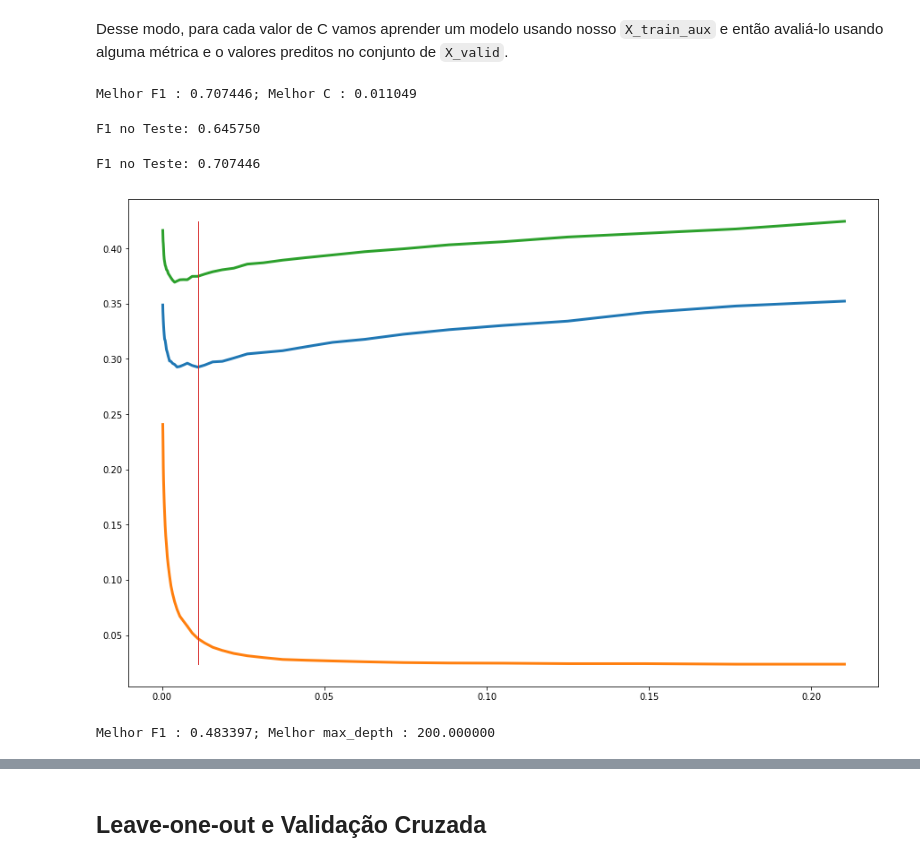
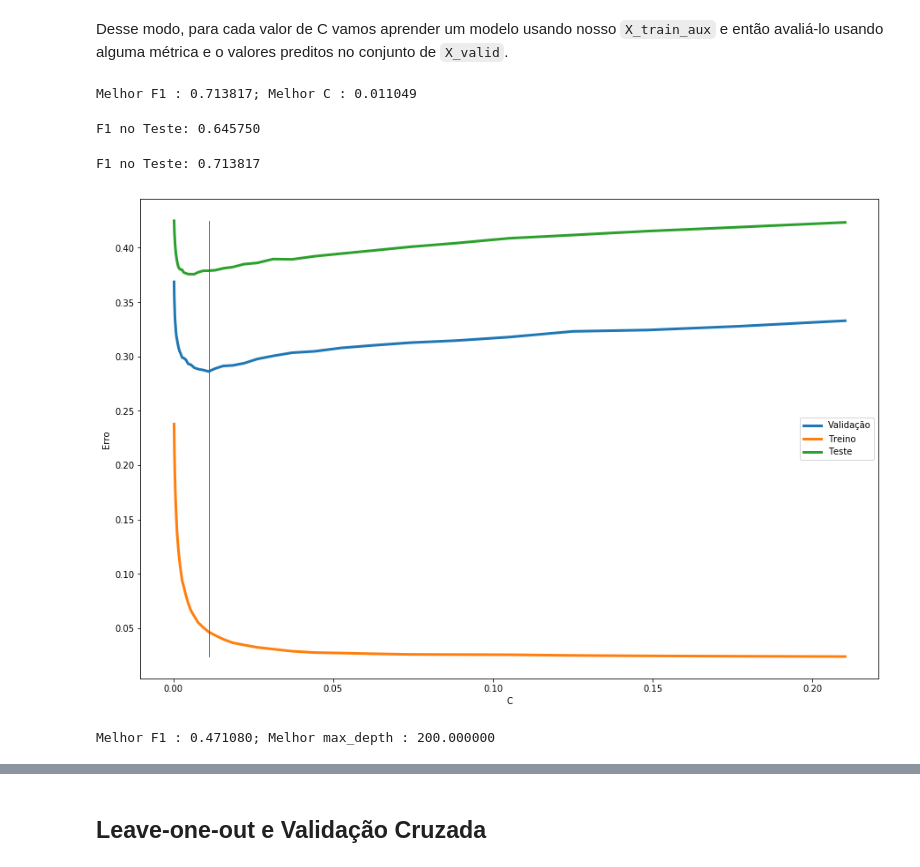
Before and after one commit to hekima/aulas, a Jupyter notebook: machine_learning/aula_03/selecao_validacao.ipynb, the cells around one changed output, grey strips where cells are left out. Drawn from its saved outputs; the diff is of its cells as text; code cells hidden in the pictures.

```diff
--- a/machine_learning/aula_03/selecao_validacao.ipynb
+++ b/machine_learning/aula_03/selecao_validacao.ipynb
@@ -26,8 +29,8 @@ Vamos então carregá-lo e fazer a transformação para espaço vetorial como **
 from sklearn.datasets import fetch_20newsgroups
 from sklearn.feature_extraction.text import CountVectorizer
 
-train_20ng = fetch_20newsgroups(subset='train', shuffle=False, remove=('headers', 'quotes', 'footers'))
-test_20ng = fetch_20newsgroups(subset='test', shuffle=False, remove=('headers', 'quotes', 'footers'))
+train_20ng = fetch_20newsgroups(subset='train', shuffle=True, remove=('headers', 'quotes', 'footers'))
+test_20ng = fetch_20newsgroups(subset='test', shuffle=True, remove=('headers', 'quotes', 'footers'))
 
 # transforma dados textuais em uma representação vetorial usando
 # bag-of-words
@@ -123,7 +126,7 @@ def holdout(clf, param_valores):
 
 resultados, best_score, best_param = holdout(svm, {'C': Cs})
 # %% [output]
-Melhor F1 : 0.707446; Melhor C : 0.011049
+Melhor F1 : 0.713817; Melhor C : 0.011049
 # %%
 svm.set_params(**{'C': best_param})
 svm.fit(X_train, y_train)
@@ -141,19 +144,23 @@ y_pred = svm.predict(X_valid)
 score = f1_score(y_valid, y_pred, average="macro")
 print("F1 no Teste: %f" % (score))
 # %% [output]
-F1 no Teste: 0.707446
+F1 no Teste: 0.713817
 # %%
-def plot_bias_variance_tradeoff(resultados, best_param = None):
+def plot_bias_variance_tradeoff(resultados, param, labels, best_param = None):
     for j in range(resultados.shape[1] - 1):
         plt.plot(resultados[:, 0], resultados[:, j + 1],
-                 linewidth=3)
+                 linewidth=3., label=labels[j])
     if best_param:
         plt.plot([best_param, best_param], [resultados[:,1:].min(), resultados[:,1:].max()],
                  linewidth=1)
+    plt.xlabel(param)
+    plt.ylabel("Erro")
+    plt.legend(loc="best")
 
-plot_bias_variance_tradeoff(resultados, best_param)
+labels = ['Validação', 'Treino', 'Teste']
+plot_bias_variance_tradeoff(resultados, "C", labels, best_param)
 # %% [output]
-[figure, old version]
+[figure, new version]
 # %%
 from sklearn.tree import DecisionTreeClassifier
 dt = DecisionTreeClassifier(random_state=0, max_features=1.0)
@@ -162,5 +169,5 @@ profundidades = np.array([1, 5, 8, 25] + list(range(50, 130, 10)) + [200, 250, 3
 
 resultados, best_score, best_param = holdout(dt, {'max_depth': profundidades})
 # %% [output]
-Melhor F1 : 0.483397; Melhor max_depth : 200.000000
+Melhor F1 : 0.471080; Melhor max_depth : 200.000000
 # %%
```
Also changed, not shown: parts of 27 cells of this notebook.
